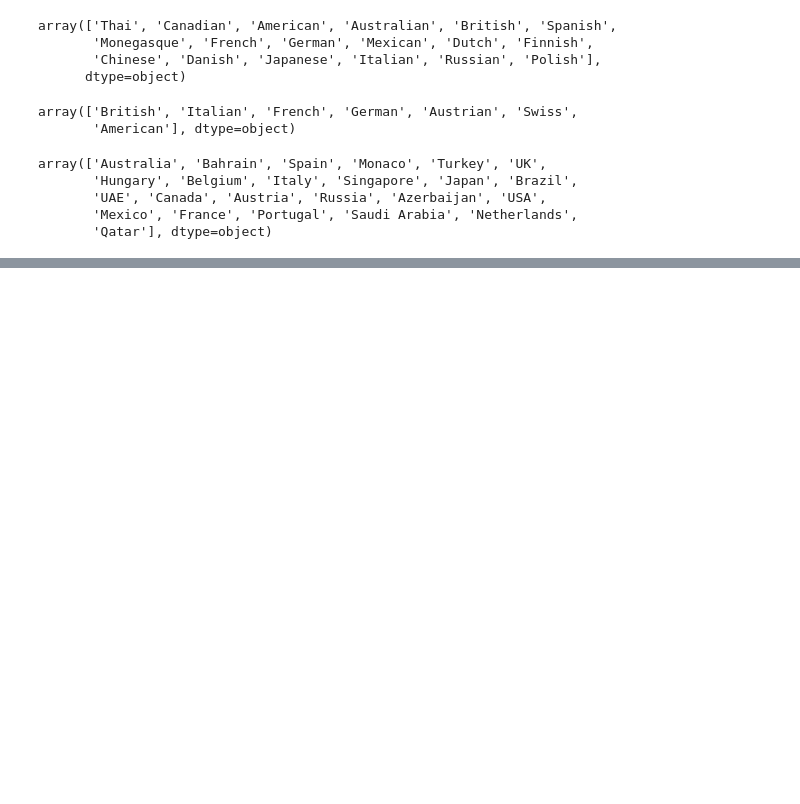
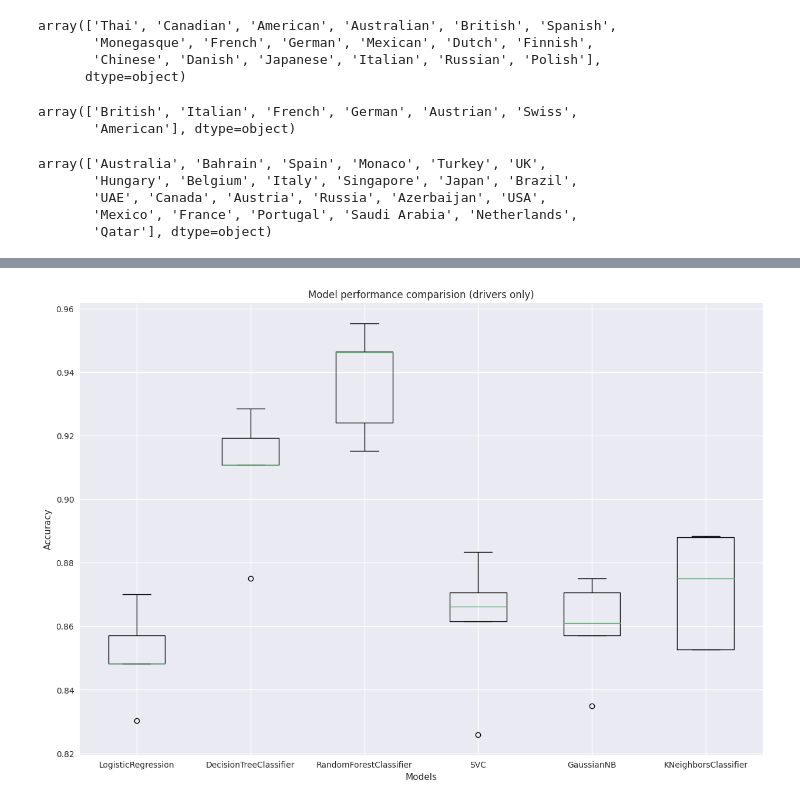
Before and after one commit to SlyteBot/F1-pred, a Jupyter notebook: Notebook.ipynb, the cells around one changed output, grey strips where cells are left out. Drawn from its saved outputs; the diff is of its cells as text; code cells hidden in the pictures; blank space fills up the shorter version.

Commit message:
Models prediction

```diff
--- a/Notebook.ipynb
+++ b/Notebook.ipynb
@@ -219,0 +281,13 @@ plt.show()
+# %%
+def position_index(x):
+    if x == 1:
+        return 1
+    if x > 4:
+        return 2
+    if x > 11:
+        return 3
+    else:
+        return 4
+# %%
+x_d = data[['GP_name','driver_name','quali_pos','driver_confidence']]
+y_d = data['finish_pos'].apply(lambda x: position_index(x))
@@ -219,0 +325,7 @@ plt.show()
+# %%
+sc = StandardScaler()
+le = LabelEncoder()
+
+x_d['GP_name']=le.fit_transform(x_d['GP_name'])
+x_d['driver_name'] = le.fit_transform(x_d['driver_name'])
+x_d
@@ -219,0 +346,15 @@ plt.show()
+# %%
+models = [LogisticRegression(),DecisionTreeClassifier(),RandomForestClassifier(),SVC(),GaussianNB(),KNeighborsClassifier()]
+names = ['LogisticRegression','DecisionTreeClassifier','RandomForestClassifier','SVC','GaussianNB','KNeighborsClassifier']
+model_dict = dict(zip(models,names))
+mean_results_dri = []
+results_dri = []
+name_dri = []
+for model in models:
+    cv = StratifiedKFold(n_splits=5,random_state=1,shuffle=True)
+    result = cross_val_score(model,x_d,y_d,cv=cv,scoring='accuracy')
+    print(result)
+    mean_results_dri.append(result.mean())
+    results_dri.append(result)
+    name_dri.append(model_dict[model])
+    print(f'{model_dict[model]} : {result.mean()}')
@@ -219,0 +374,10 @@ plt.show()
+# %%
+
+plt.figure(figsize=(15,10))
+plt.boxplot(x=results_dri,labels=name_dri)
+plt.xlabel('Models')
+plt.ylabel('Accuracy')
+plt.title('Model performance comparision (drivers only)')
+plt.show()
+# %% [output]
+[figure, added]
```
Also changed, not shown: parts of 29 cells of this notebook, 1 other file.
